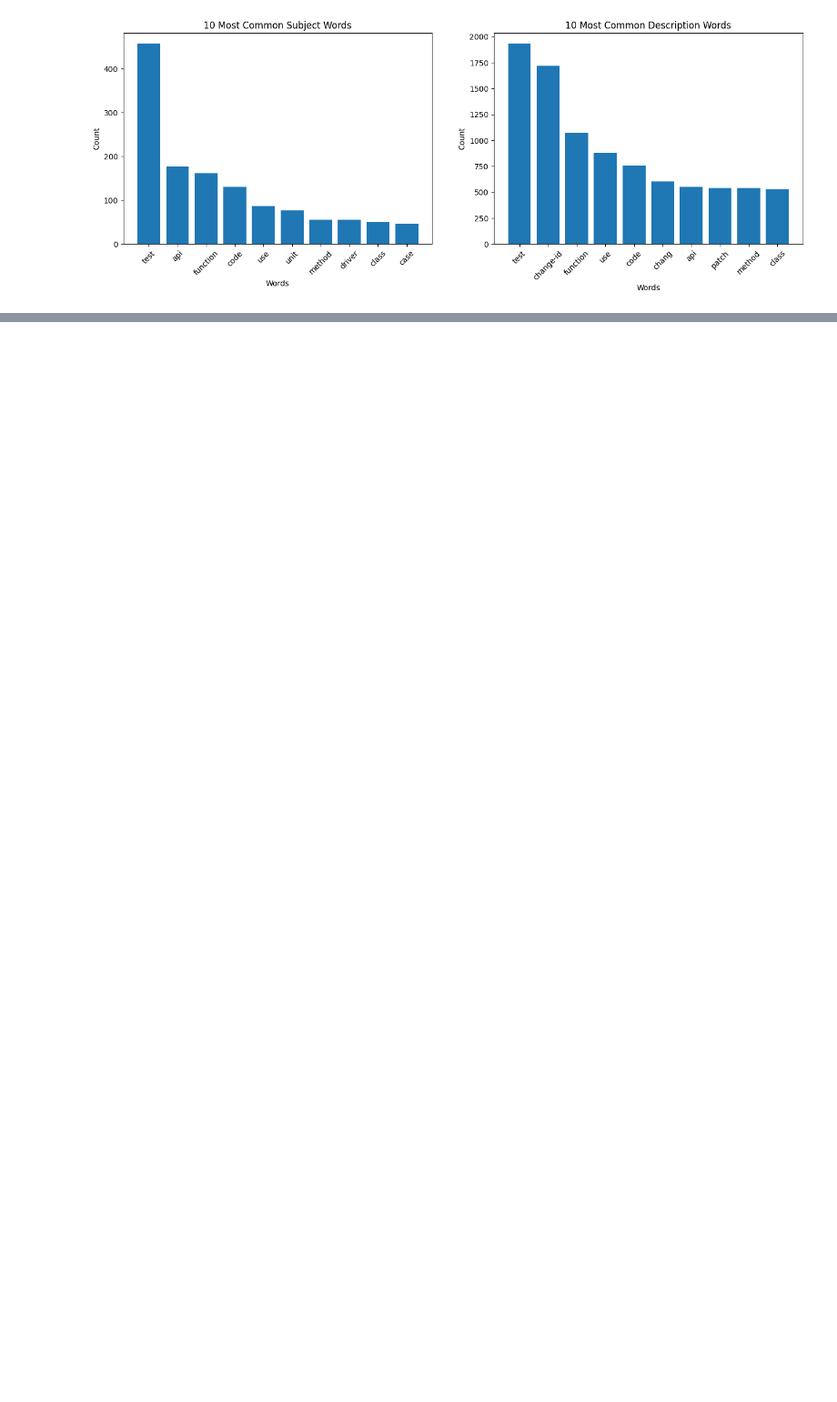
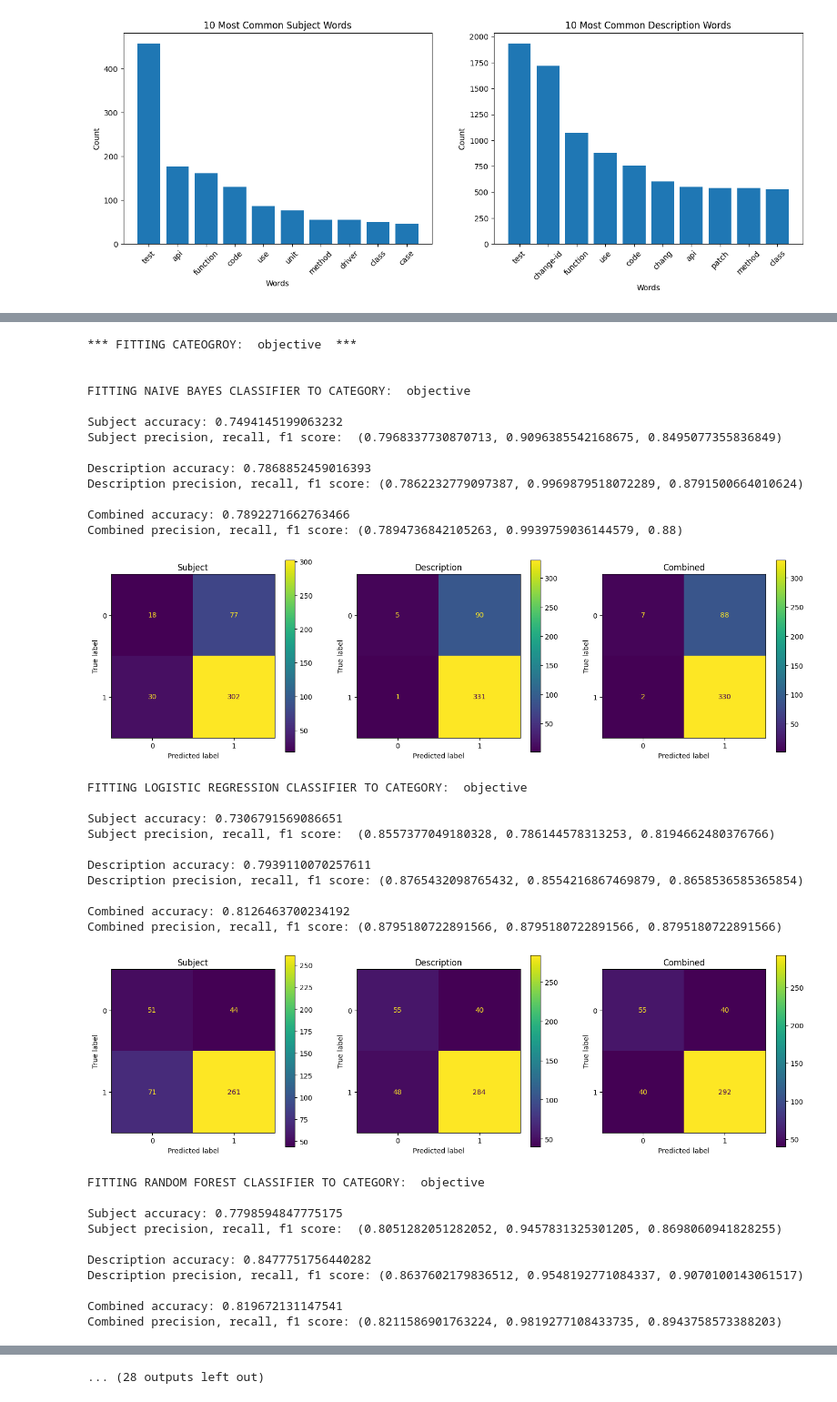
Before and after one commit to ggp6101/DSCI644_Group1, a Jupyter notebook: DSCI644_Notebook01.ipynb, the cells around one changed output, grey strips where cells are left out. Shown at 91% size. Saved outputs shown, nothing was run; the diff lists cells and outputs as text; code cells hidden in the pictures; blank space fills up the shorter version.

Commit message:
Added LR, RF, and SV classifiers. Fit all five categories. Implemented cost-sensitive learning through class_weight parameter.

```diff
--- a/DSCI644_Notebook01.ipynb
+++ b/DSCI644_Notebook01.ipynb
@@ -325,0 +344,79 @@ plt.show()
+# %%
+def fit_support_vector(X_train_vect1, X_test_vect1, X_train_vect2, X_test_vect2, y_train, y_test):
+
+  from sklearn.svm import SVC
+
+  clf1 = SVC(class_weight='balanced', probability=True, random_state=123).fit(X_train_vect1, y_train)
+  clf2 = SVC(class_weight='balanced', probability=True, random_state=123).fit(X_train_vect2, y_train)
+
+  predict_subj, predict_desc, predict_comb = predict_and_score(clf1, X_test_vect1, clf2, X_test_vect2, y_test)
+  confusion_plot(y_test, predict_subj, predict_desc, predict_comb)
+# %%
+def fit_everything(categories_to_fit):
+
+  for category in categories_to_fit:
+
+    print()
+    print('*** FITTING CATEOGROY: ', category, ' ***')
+    print()
+    X_train_vect1, X_test_vect1, X_train_vect2, X_test_vect2, y_train, y_test = vectorize_text_columns(cleaned_df[['subject', 'description']], cleaned_df[category])
+
+    print()
+    print('FITTING NAIVE BAYES CLASSIFIER TO CATEGORY: ', category)
+    print()
+    fit_naive_bayes(X_train_vect1, X_test_vect1, X_train_vect2, X_test_vect2, y_train, y_test)
+
+    print()
+    print('FITTING LOGISTIC REGRESSION CLASSIFIER TO CATEGORY: ', category)
+    print()
+    fit_logistic_regression(X_train_vect1, X_test_vect1, X_train_vect2, X_test_vect2, y_train, y_test)
+
+    print()
+    print('FITTING RANDOM FOREST CLASSIFIER TO CATEGORY: ', category)
+    print()
+    fit_random_forest(X_train_vect1, X_test_vect1, X_train_vect2, X_test_vect2, y_train, y_test)
+
+    print()
+    print('FITTING SUPPORT VECTOR CLASSIFIER TO CATEGORY: ', category)
+    print()
+    fit_support_vector(X_train_vect1, X_test_vect1, X_train_vect2, X_test_vect2, y_train, y_test)
+# %%
+categories_to_fit = ['objective','quality','testing','integration','refactoring'] #Ordered from most populated to least populated. #Only 'quality' and 'testing' are approximately balanced.
+
+fit_everything(categories_to_fit)
+# %% [output]
+*** FITTING CATEOGROY:  objective  ***
+
+
+FITTING NAIVE BAYES CLASSIFIER TO CATEGORY:  objective
+
+Subject accuracy: 0.7494145199063232
+Subject precision, recall, f1 score:  (0.7968337730870713, 0.9096385542168675, 0.8495077355836849)
+
+Description accuracy: 0.7868852459016393
+Description precision, recall, f1 score: (0.7862232779097387, 0.9969879518072289, 0.8791500664010624)
+
+Combined accuracy: 0.7892271662763466
+Combined precision, recall, f1 score: (0.7894736842105263, 0.9939759036144579, 0.88)
+[figure, added]
+FITTING LOGISTIC REGRESSION CLASSIFIER TO CATEGORY:  objective
+
+Subject accuracy: 0.7306791569086651
+Subject precision, recall, f1 score:  (0.8557377049180328, 0.786144578313253, 0.8194662480376766)
+
+Description accuracy: 0.7939110070257611
+Description precision, recall, f1 score: (0.8765432098765432, 0.8554216867469879, 0.8658536585365854)
+
+Combined accuracy: 0.8126463700234192
+Combined precision, recall, f1 score: (0.8795180722891566, 0.8795180722891566, 0.8795180722891566)
+[figure, added]
+FITTING RANDOM FOREST CLASSIFIER TO CATEGORY:  objective
+
+Subject accuracy: 0.7798594847775175
+Subject precision, recall, f1 score:  (0.8051282051282052, 0.9457831325301205, 0.8698060941828255)
+
+Description accuracy: 0.8477751756440282
+Description precision, recall, f1 score: (0.8637602179836512, 0.9548192771084337, 0.9070100143061517)
+
+Combined accuracy: 0.819672131147541
+Combined precision, recall, f1 score: (0.8211586901763224, 0.9819277108433735, 0.8943758573388203)
@@ -325,0 +460 @@ plt.show()
+... (28 outputs left out)
```
Also changed, not shown: parts of 21 cells of this notebook.
